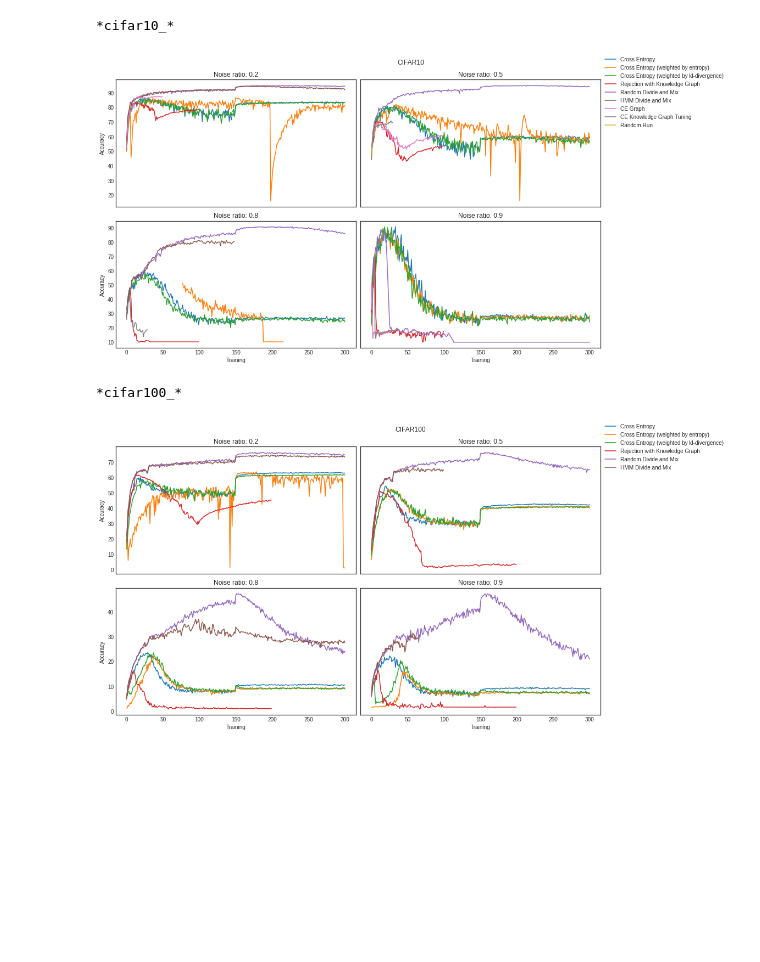
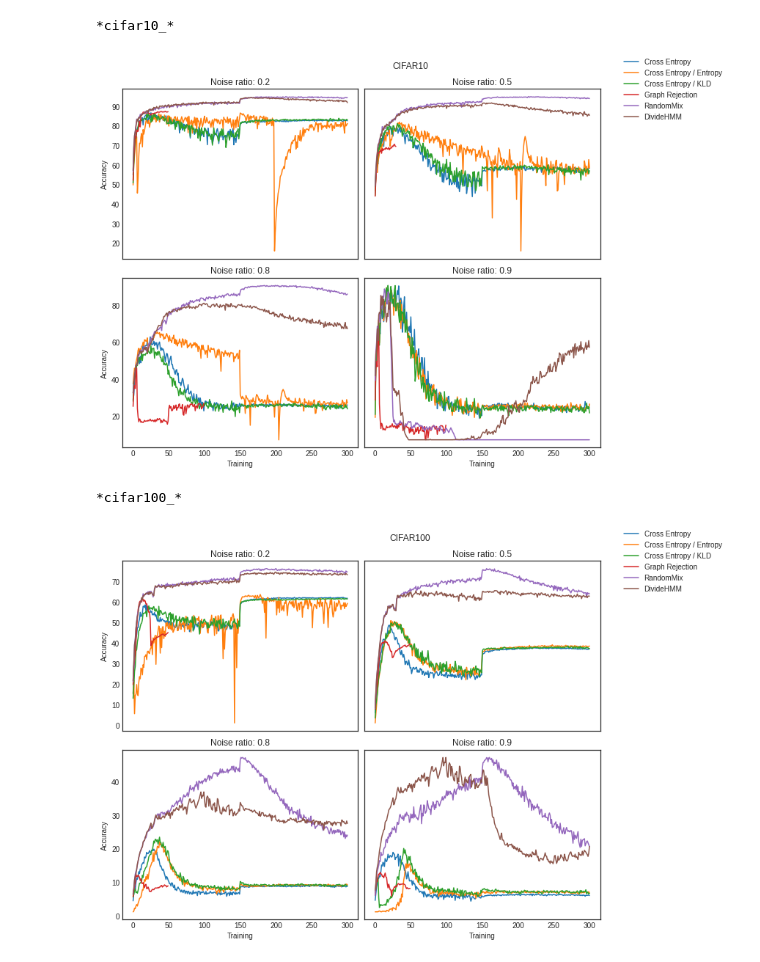
Before and after one commit to nimotsu/matplotlib-multiplots, a Jupyter notebook: Accuracy Visualization.ipynb, the cells around one changed output. Saved outputs shown, nothing was run; the diff lists cells and outputs as text; code cells hidden in the pictures; blank space fills up the shorter version.

```diff
--- a/Accuracy Visualization.ipynb
+++ b/Accuracy Visualization.ipynb
@@ -9,7 +9,7 @@ import math
 plt.style.use('seaborn-white')
 cmap = plt.cm.get_cmap('tab10')
 
-PATH = '../checkpoint/'
+PATH = '../noisy_label/last_checkpoints/'
 END = '*acc.txt'
 
 datasets = ['cifar10_', 'cifar100_']
@@ -19,18 +19,16 @@ columns = ['Training', 'Accuracy']
 # datasets = ["*" + dataset + "*" for dataset in datasets]
 # noisy_ratios = ["*" + noisy_ratio + "*" for noisy_ratio in noisy_ratios]
 
-# all_files = glob.glob(PATH + "*acc.txt")
-# all_files
+all_files = glob.glob(PATH + "*acc.txt")
+all_files
 
 method_dict = {'base_' : 'Cross Entropy',
-               'ce_ent_' : 'Cross Entropy (weighted by entropy)',
-               'kld_' : 'Cross Entropy (weighted by kl-divergence)',
-               'ce_kg_': 'Rejection with Knowledge Graph',
-               'random_mix_' : 'Random Divide and Mix',
-               'dividehmm_' : "HMM Divide and Mix",
-               'ce_graph_' : 'CE Graph',
-               'ce_kgtuning_' : 'CE Knowledge Graph Tuning',
-               'randomrun_' : 'Random Run'}
+               'ce_ent_' : 'Cross Entropy / Entropy',
+               'kld_' : 'Cross Entropy / KLD',
+               'ce_kg_' : 'Graph Rejection',
+               'random_mix_' : 'RandomMix',
+               'dividehmm_' : "DivideHMM",
+              }
 
 # set colors for each cat
 fullnames = [val for key, val in method_dict.items()]
@@ -96,7 +91,7 @@ for dataset in ["*" + dataset + "*" for dataset in datasets]:
     # plot line graph
     rows = 2
     cols = 2
-    fig, axs = plt.subplots(rows, cols, figsize=(16,8))
+    fig, axs = plt.subplots(rows, cols, figsize=(12,8))
 
     for enum, noisy_ratio in enumerate(["*" + noisy_ratio + "*" for noisy_ratio in noisy_ratios]):
         row = enum % cols
@@ -106,34 +101,34 @@ for dataset in ["*" + dataset + "*" for dataset in datasets]:
         for names in keywords:
             files.extend(glob.glob(PATH + "*" + names + "*" + dataset + noisy_ratio + END))
 
         for file in files:
             result = get_data(file)
 
             method_name = [val for key, val in method_dict.items() if key in file]
             method_name = method_name[0]
 
             axs[col, row].plot(columns[0], columns[1], data=result, label=method_name, color=color_dict[method_name])
             axs[col, row].set_title(("Noise ratio: " + noisy_ratio).replace("*",""))
 
         for ax in axs.flat:
             ax.set(xlabel=columns[0], ylabel=columns[1])
             # Hide x labels and tick labels for top plots and y ticks for right plots.
             ax.label_outer()
 
 
 
     fig.suptitle((dataset.upper()).replace("_","").replace("*",""))
 
     handles, labels = ax.get_legend_handles_labels()
     fig.legend(handles, labels, loc='upper right')
     fig.tight_layout()
 
     plt.subplots_adjust(right=0.8)
 
-    plt.savefig((dataset + '.png').replace("_","").replace('*', ''), dpi=300, transparent=False, bbox_inches='tight', facecolor='white')
+    plt.savefig(("accuracy_viz/" + dataset.replace("_","").replace('*', '') + '.png'), dpi=300, transparent=False, bbox_inches='tight', facecolor='white')
     plt.show()
 # %% [output]
 *cifar10_*
-[figure, old version]
+[figure, new version]
 *cifar100_*
-[figure, old version]
+[figure, new version]
```
Also changed, not shown: parts of 1 cell of this notebook, 2 other files.
